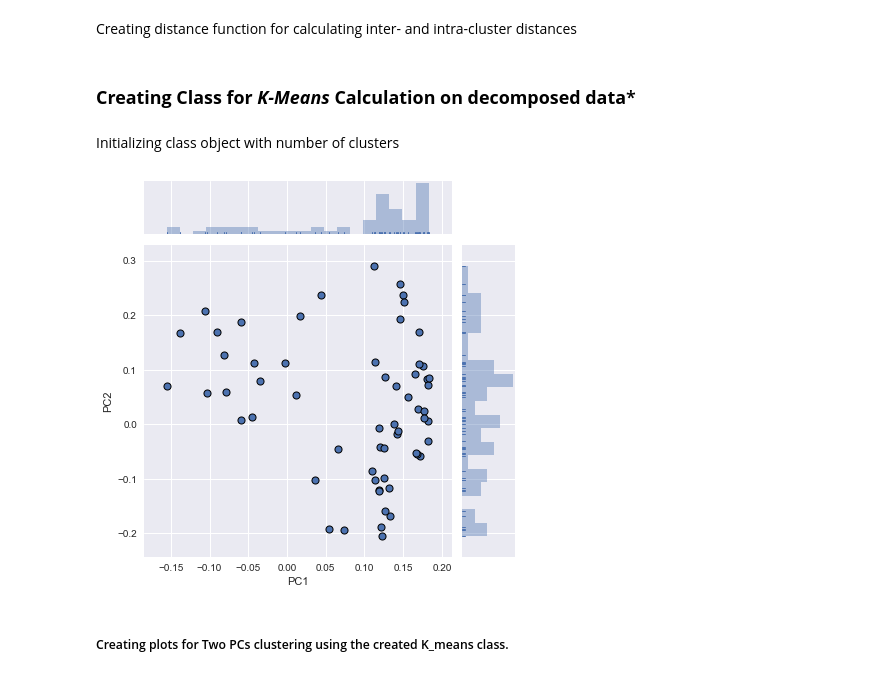
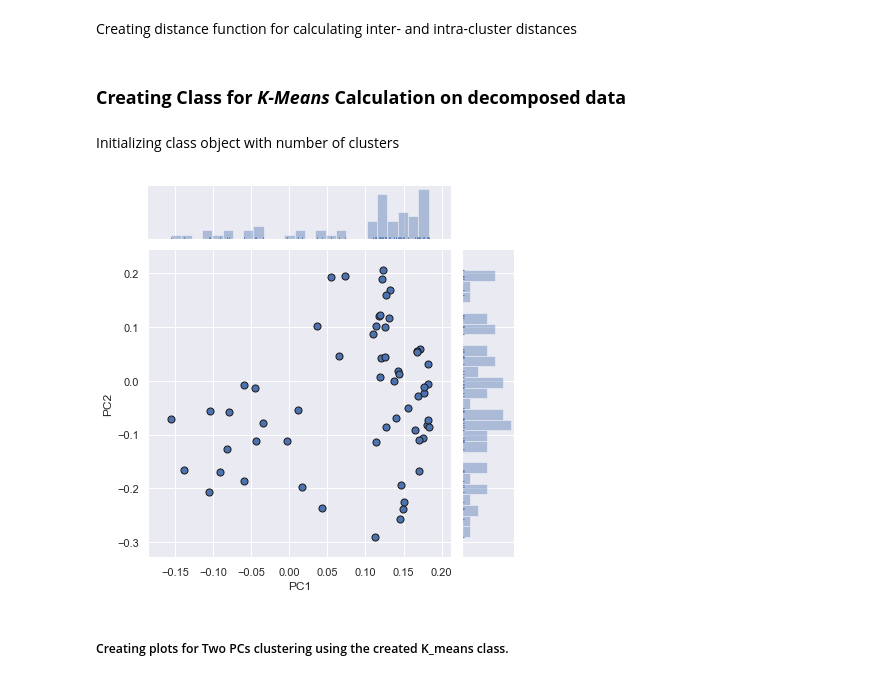
Before and after one commit to istewar1/Research, a Jupyter notebook: COSC 528/Project 2/Project2_notebook.ipynb, the cells around one changed output. Cells and saved outputs as stored; diff of their text form; code cells hidden in the pictures.

```diff
--- a/COSC 528/Project 2/Project2_notebook.ipynb
+++ b/COSC 528/Project 2/Project2_notebook.ipynb
@@ -218,5 +244,5 @@ def distance_func(x, y):
 # %% [markdown]
-### **Creating Class for** ***K-Means*** **Calculation on decomposed data***
+### **Creating Class for** ***K-Means*** **Calculation on decomposed data**
 # %%
 class K_means:
     '''
@@ -297,21 +323,21 @@ Initializing class object with number of clusters
 # %%
 V = getValues(2,VT) # Only using first two PCs
 # %%
-kmeans = K_means(i)
+kmeans = K_means(1)
 kmeans.main(V)
 x=[];y=[]
 for classification in kmeans.clusters:
     for features in kmeans.clusters[classification]:
         x.append(features[0]);y.append(features[1])
 data = pd.DataFrame({
     'PC1': np.array(x),
-    'PC2': np.array(y),
-})
+    'PC2': np.array(y)})
 h = sns.jointplot(x='PC1', y='PC2', data=data,\
-                   marginal_kws=dict(bins=20, rug=True),\
-                   s=50, edgecolor="k", linewidth=1).ax_joint.legend_.remove()
+                   marginal_kws=dict(bins=25, rug=True),\
+                   s=50, edgecolor="k", linewidth=1)
+#h.ax_joint.legend_.remove()
 # %% [output]
-[figure, old version]
+[figure, new version]
 # %% [markdown]
 ##### Creating plots for Two PCs clustering using the created K_means class.
 # %%
```
Also changed, not shown: parts of 14 cells of this notebook.
